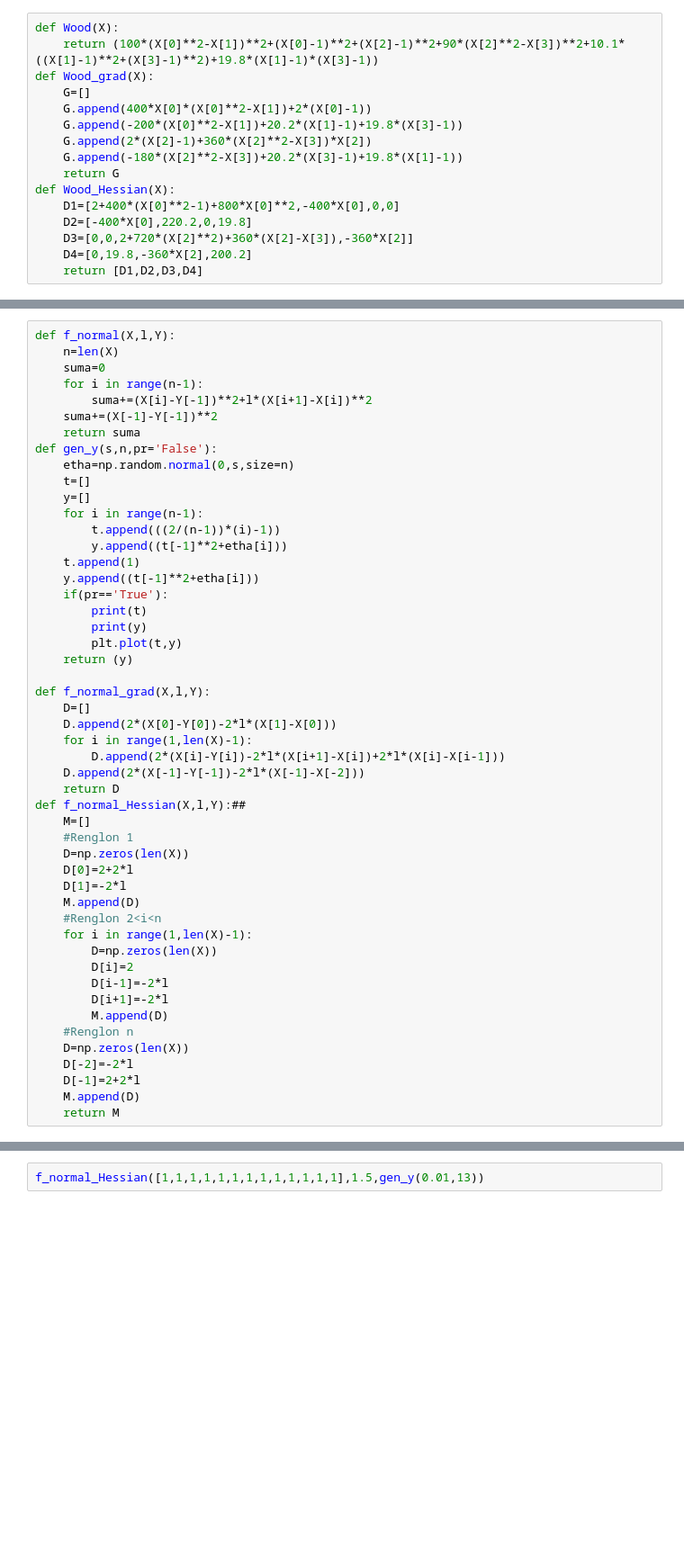
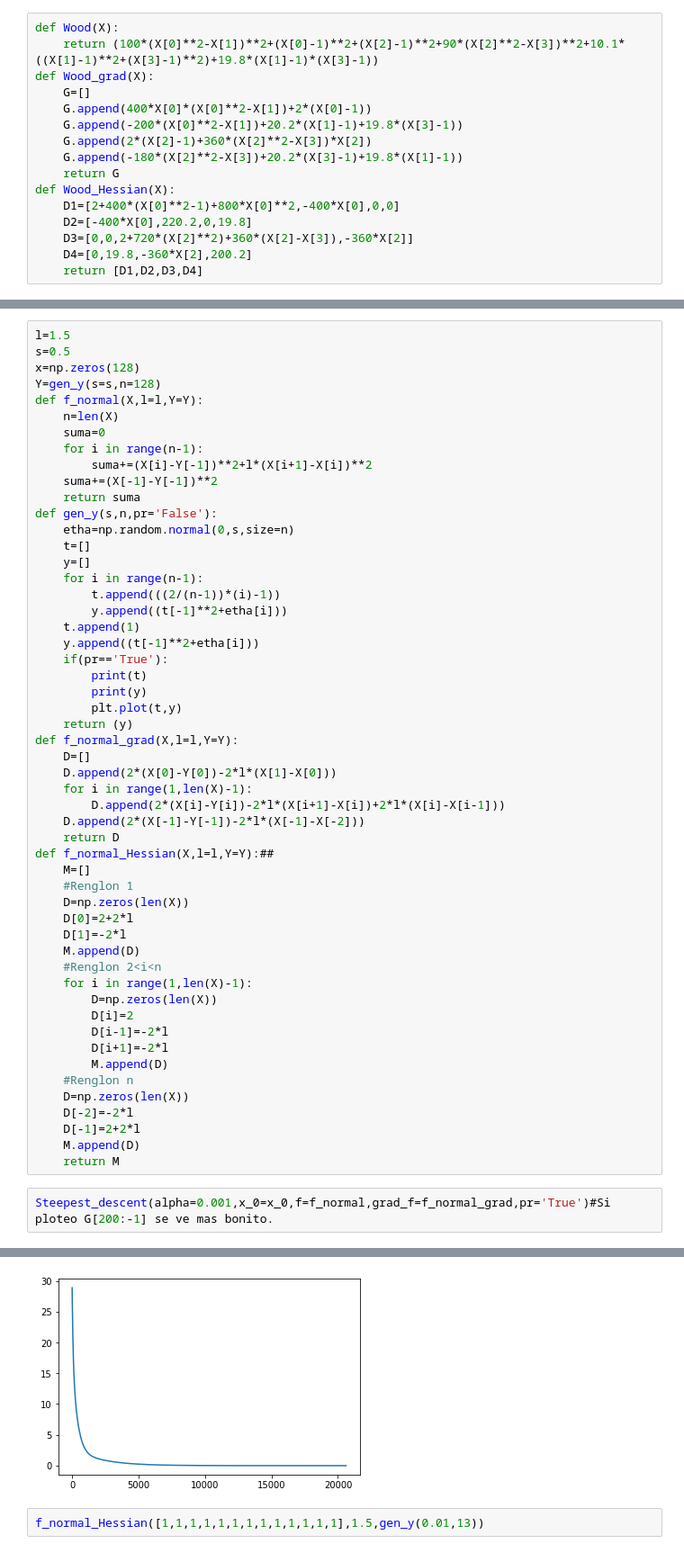
Before and after one commit to JairEsc/Mat_Apl, a Jupyter notebook: Opt_T4.ipynb, the cells around one changed output, grey strips where cells are left out. Shown at 90% size. Drawn from its saved outputs; the diff is of its cells as text; blank space fills up the shorter version.

```diff
--- a/Opt_T4.ipynb
+++ b/Opt_T4.ipynb
@@ -77,5 +142,9 @@ def Wood_Hessian(X):
 # %%
-def f_normal(X,l,Y):
+l=1.5
+s=0.5
+x=np.zeros(128)
+Y=gen_y(s=s,n=128)
+def f_normal(X,l=l,Y=Y):
     n=len(X)
     suma=0
     for i in range(n-1):
@@ -96,15 +165,14 @@ def gen_y(s,n,pr='False'):
         print(y)
         plt.plot(t,y)
     return (y)
-
-def f_normal_grad(X,l,Y):
+def f_normal_grad(X,l=l,Y=Y):
     D=[]
     D.append(2*(X[0]-Y[0])-2*l*(X[1]-X[0]))
     for i in range(1,len(X)-1):
         D.append(2*(X[i]-Y[i])-2*l*(X[i+1]-X[i])+2*l*(X[i]-X[i-1]))
     D.append(2*(X[-1]-Y[-1])-2*l*(X[-1]-X[-2]))
     return D
-def f_normal_Hessian(X,l,Y):##
+def f_normal_Hessian(X,l=l,Y=Y):##
     M=[]
     #Renglon 1
     D=np.zeros(len(X))
@@ -124,3 +192,6 @@ def f_normal_Hessian(X,l,Y):##
     D[-1]=2+2*l
     M.append(D)
     return M
+# %%
+Steepest_descent(alpha=0.001,x_0=x_0,f=f_normal,grad_f=f_normal_grad,pr='True')#Si ploteo G[200:-1] se ve mas bonito.
+# %% [output]
@@ -127,3 +217,4 @@ def f_normal_Hessian(X,l,Y):##
+[figure, added]
 # %%
 f_normal_Hessian([1,1,1,1,1,1,1,1,1,1,1,1,1],1.5,gen_y(0.01,13))
 # %% [output]
```
Also changed, not shown: parts of 11 cells of this notebook.
